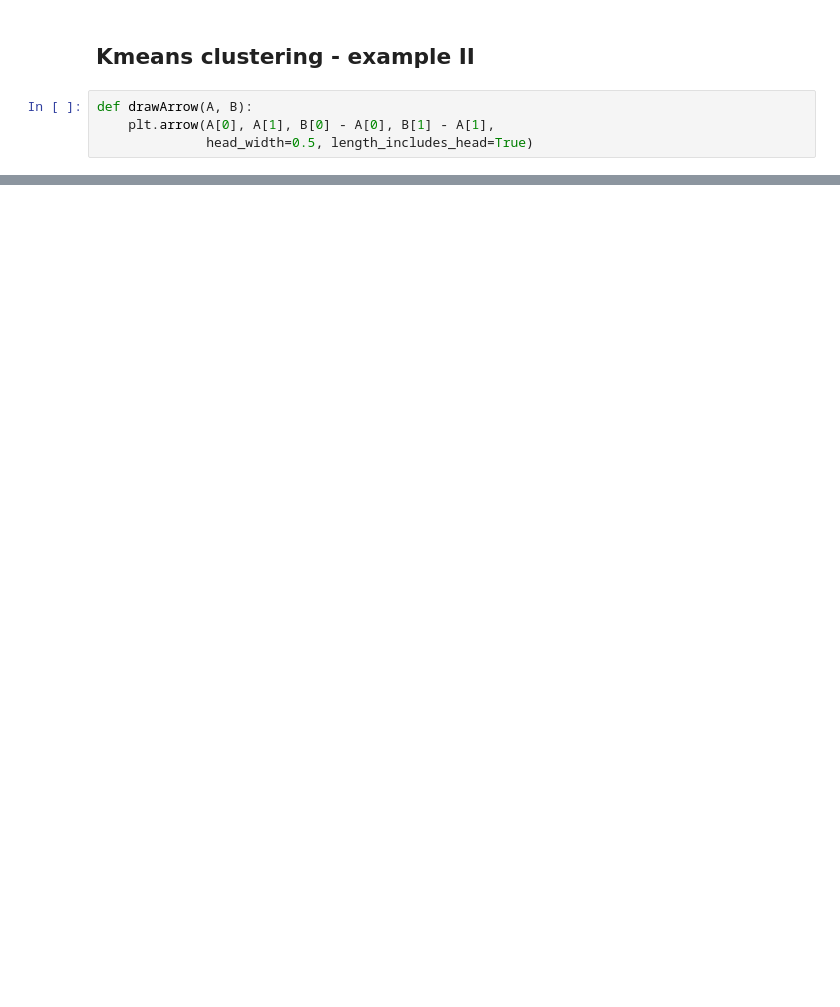
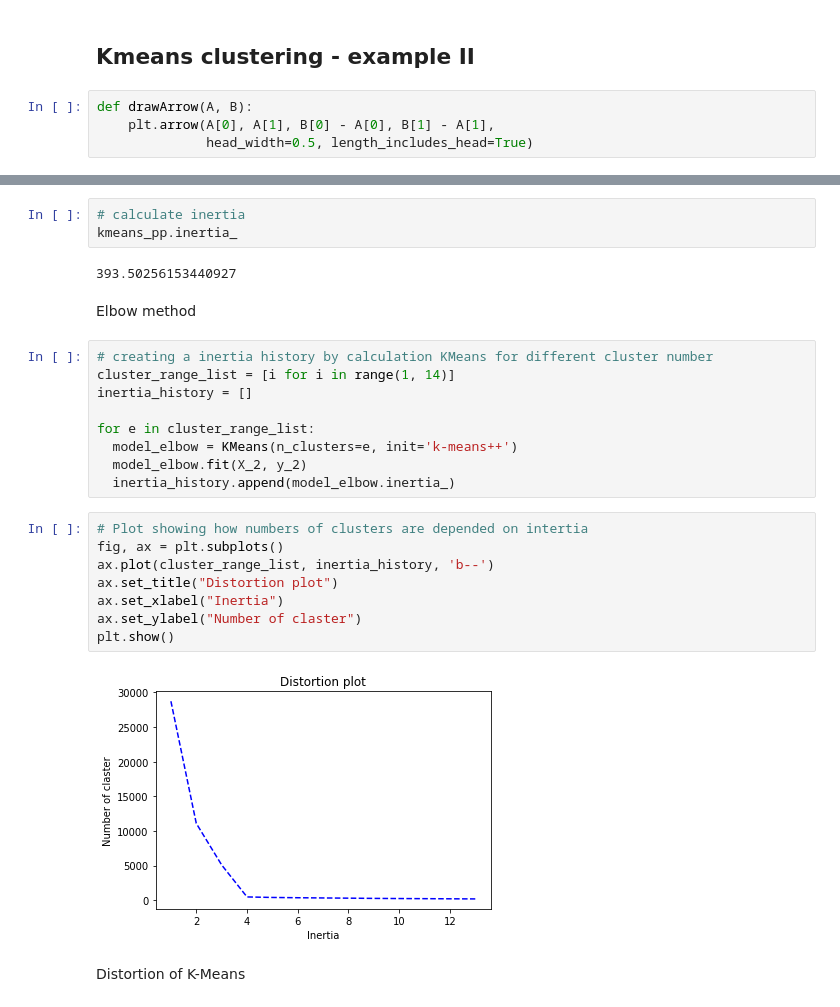
Before and after one commit to Marcin279/Machine_Learning, a Jupyter notebook: lab6_clustering/Clustering.ipynb, the cells around one changed output, grey strips where cells are left out. Drawn from its saved outputs; the diff is of its cells as text; blank space fills up the shorter version.

```diff
--- a/lab6_clustering/Clustering.ipynb
+++ b/lab6_clustering/Clustering.ipynb
@@ -145,0 +167,28 @@ kmeans_2.inertia_
+# %%
+# calculate inertia
+kmeans_pp.inertia_
+# %% [output]
+393.50256153440927
+# %% [markdown]
+Elbow method
+# %%
+# creating a inertia history by calculation KMeans for different cluster number
+cluster_range_list = [i for i in range(1, 14)]
+inertia_history = []
+
+for e in cluster_range_list:
+  model_elbow = KMeans(n_clusters=e, init='k-means++')
+  model_elbow.fit(X_2, y_2)
+  inertia_history.append(model_elbow.inertia_)
+# %%
+# Plot showing how numbers of clusters are depended on intertia
+fig, ax = plt.subplots()
+ax.plot(cluster_range_list, inertia_history, 'b--')
+ax.set_title("Distortion plot")
+ax.set_xlabel("Inertia")
+ax.set_ylabel("Number of claster")
+plt.show()
+# %% [output]
+[figure, added]
+# %% [markdown]
+Distortion of K-Means
```
Also changed, not shown: parts of 54 cells of this notebook.
